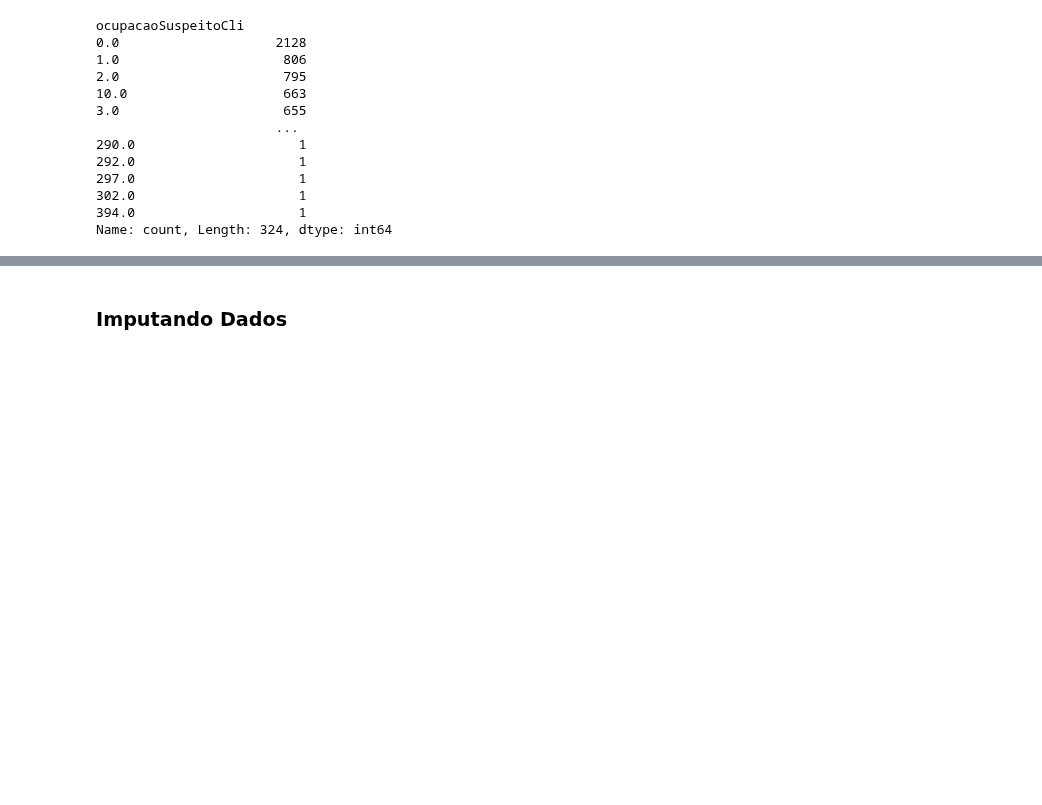
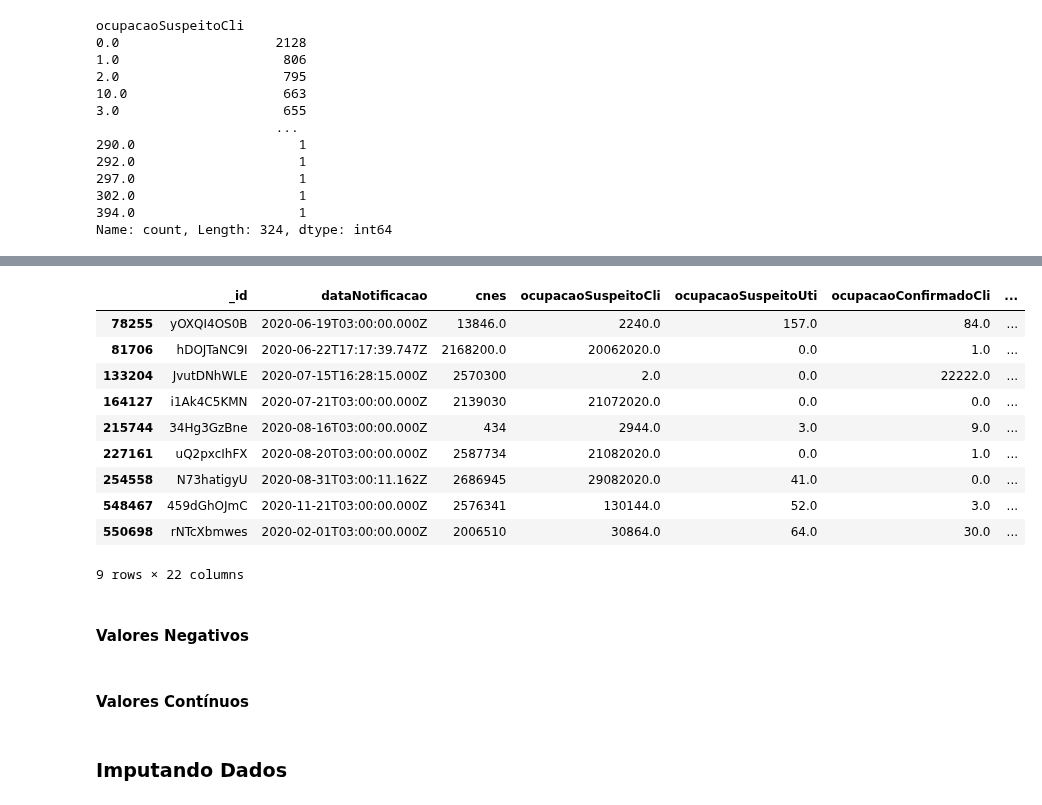
Before and after one commit to lucascorumba/study-projects, a Jupyter notebook: covid-hospital/analysis.ipynb, the cells around one changed output, grey strips where cells are left out. Saved outputs shown, nothing was run; the diff lists cells and outputs as text; code cells hidden in the pictures; blank space fills up the shorter version.

```diff
--- a/covid-hospital/analysis.ipynb
+++ b/covid-hospital/analysis.ipynb
@@ -893,0 +956,16 @@ Por exemplo, em uma pesquisa com pessoas sobre um tema qualquer. *Quanto mais se
+# %%
+df.loc[(df['ocupacaoSuspeitoCli'] + df['ocupacaoConfirmadoCli']) > 1843]
+# %% [output]
+|  | _id | dataNotificacao | cnes | ocupacaoSuspeitoCli | ocupacaoSuspeitoUti | ocupacaoConfirmadoCli | ... |
+| 78255 | yOXQI4OS0B | 2020-06-19T03:00:00.000Z | 13846.0 | 2240.0 | 157.0 | 84.0 | ... |
+| 81706 | hDOJTaNC9I | 2020-06-22T17:17:39.747Z | 2168200.0 | 20062020.0 | 0.0 | 1.0 | ... |
+| 133204 | JvutDNhWLE | 2020-07-15T16:28:15.000Z | 2570300 | 2.0 | 0.0 | 22222.0 | ... |
+| 164127 | i1Ak4C5KMN | 2020-07-21T03:00:00.000Z | 2139030 | 21072020.0 | 0.0 | 0.0 | ... |
+| 215744 | 34Hg3GzBne | 2020-08-16T03:00:00.000Z | 434 | 2944.0 | 3.0 | 9.0 | ... |
+| 227161 | uQ2pxcIhFX | 2020-08-20T03:00:00.000Z | 2587734 | 21082020.0 | 0.0 | 1.0 | ... |
+| 254558 | N73hatigyU | 2020-08-31T03:00:11.162Z | 2686945 | 29082020.0 | 41.0 | 0.0 | ... |
+| 548467 | 459dGhOJmC | 2020-11-21T03:00:00.000Z | 2576341 | 130144.0 | 52.0 | 3.0 | ... |
+| 550698 | rNTcXbmwes | 2020-02-01T03:00:00.000Z | 2006510 | 30864.0 | 64.0 | 30.0 | ... |
+9 rows × 22 columns
+# %% [markdown]
+#### Valores Negativos
@@ -893,0 +977,2 @@ Por exemplo, em uma pesquisa com pessoas sobre um tema qualquer. *Quanto mais se
+# %% [markdown]
+#### Valores Contínuos
```
Also changed, not shown: parts of 26 cells of this notebook.
